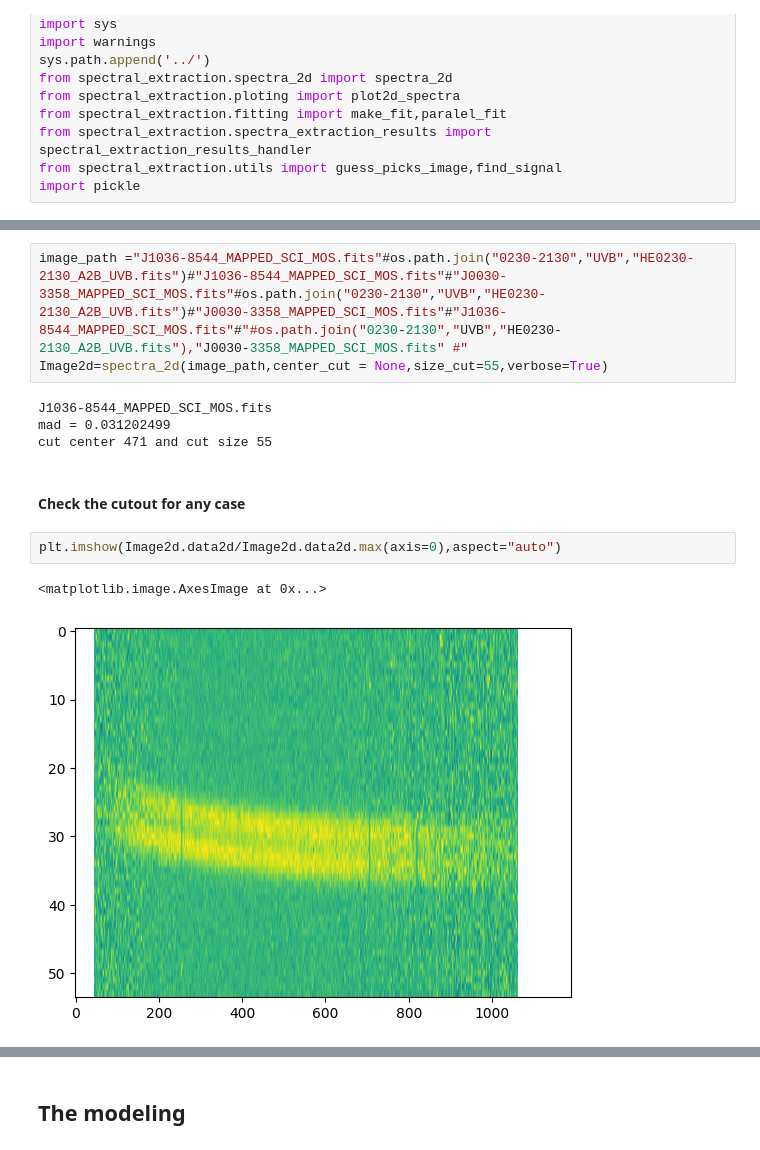
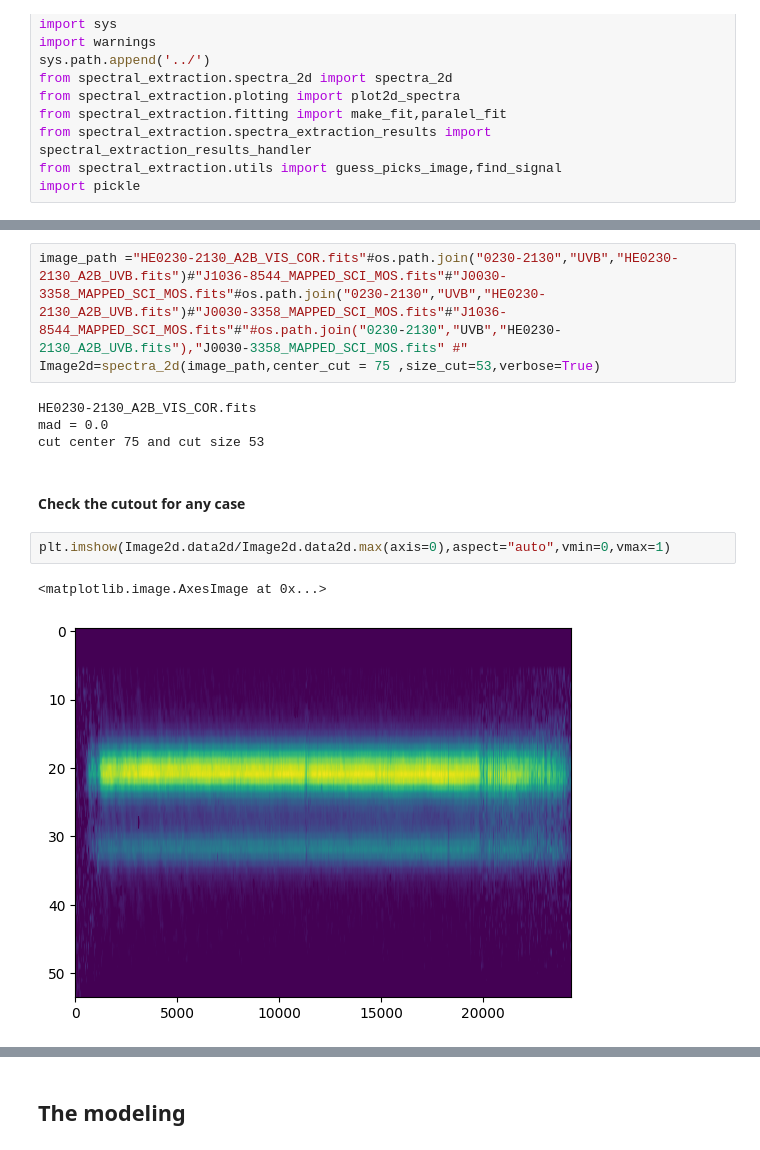
Before and after one commit to felavila/code_for_extraction_2d_spectra, a Jupyter notebook: how_to_use_example_v0.ipynb, the cells around one changed output, grey strips where cells are left out. Saved outputs shown, nothing was run; the diff lists cells and outputs as text.

```diff
--- a/how_to_use_example_v0.ipynb
+++ b/how_to_use_example_v0.ipynb
@@ -20,17 +23,17 @@ The autoreload extension is already loaded. To reload it, use:
 # %%
-image_path ="J1036-8544_MAPPED_SCI_MOS.fits"#os.path.join("0230-2130","UVB","HE0230-2130_A2B_UVB.fits")#"J1036-8544_MAPPED_SCI_MOS.fits"#"J0030-3358_MAPPED_SCI_MOS.fits"#os.path.join("0230-2130","UVB","HE0230-2130_A2B_UVB.fits")#"J0030-3358_MAPPED_SCI_MOS.fits"#"J1036-8544_MAPPED_SCI_MOS.fits"#"#os.path.join("0230-2130","UVB","HE0230-2130_A2B_UVB.fits"),"J0030-3358_MAPPED_SCI_MOS.fits" #"
-Image2d=spectra_2d(image_path,center_cut = None,size_cut=55,verbose=True)
+image_path ="HE0230-2130_A2B_VIS_COR.fits"#os.path.join("0230-2130","UVB","HE0230-2130_A2B_UVB.fits")#"J1036-8544_MAPPED_SCI_MOS.fits"#"J0030-3358_MAPPED_SCI_MOS.fits"#os.path.join("0230-2130","UVB","HE0230-2130_A2B_UVB.fits")#"J0030-3358_MAPPED_SCI_MOS.fits"#"J1036-8544_MAPPED_SCI_MOS.fits"#"#os.path.join("0230-2130","UVB","HE0230-2130_A2B_UVB.fits"),"J0030-3358_MAPPED_SCI_MOS.fits" #"
+Image2d=spectra_2d(image_path,center_cut = 75 ,size_cut=53,verbose=True)
 # %% [output]
-J1036-8544_MAPPED_SCI_MOS.fits
-mad = 0.031202499
-cut center 471 and cut size 55
+HE0230-2130_A2B_VIS_COR.fits
+mad = 0.0
+cut center 75 and cut size 53
 # %% [markdown]
 #### Check the cutout for any case
 # %%
-plt.imshow(Image2d.data2d/Image2d.data2d.max(axis=0),aspect="auto")
+plt.imshow(Image2d.data2d/Image2d.data2d.max(axis=0),aspect="auto",vmin=0,vmax=1)
 # %% [output]
 <matplotlib.image.AxesImage at 0x...>
-[figure, old version]
+[figure, new version]
 # %%
 plt.plot(Image2d.stacked_median)
 # %% [output]
```
Also changed, not shown: parts of 3 cells of this notebook, 2 other files.
